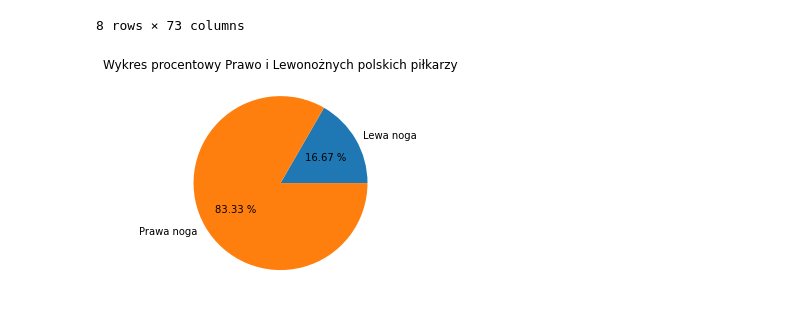
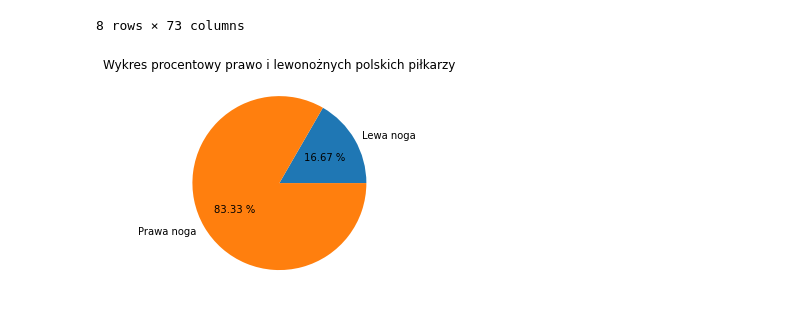
Before and after one commit to Rafal-Dabek/Pandas-project, a Jupyter notebook: piłka.ipynb, the cells around one changed output. Saved outputs shown, nothing was run; the diff lists cells and outputs as text; code cells hidden in the pictures.

```diff
--- a/piłka.ipynb
+++ b/piłka.ipynb
@@ -294,11 +295,11 @@ Gracze mający overall dla Premier League, Bundesligi,La Ligi i Serie A większy
 # %%
 lewa_noga=pilkarze.loc[(pilkarze['preferred_foot']=='Left') & (pilkarze['nationality']=='Poland')].count()[0]
 prawa_noga=pilkarze.loc[(pilkarze['preferred_foot']=='Right') & (pilkarze['nationality']=='Poland')].count()[0]
 
 labels=['Lewa noga','Prawa noga']
 
 plt.pie([lewa_noga,prawa_noga],labels=labels,autopct='%.2f %%')
-plt.title("Wykres procentowy Prawo i Lewonożnych polskich piłkarzy")
+plt.title("Wykres procentowy prawo i lewonożnych polskich piłkarzy")
 plt.show()
 # %% [output]
-[figure, old version]
+[figure, new version]
```
Also changed, not shown: parts of 3 cells of this notebook.
